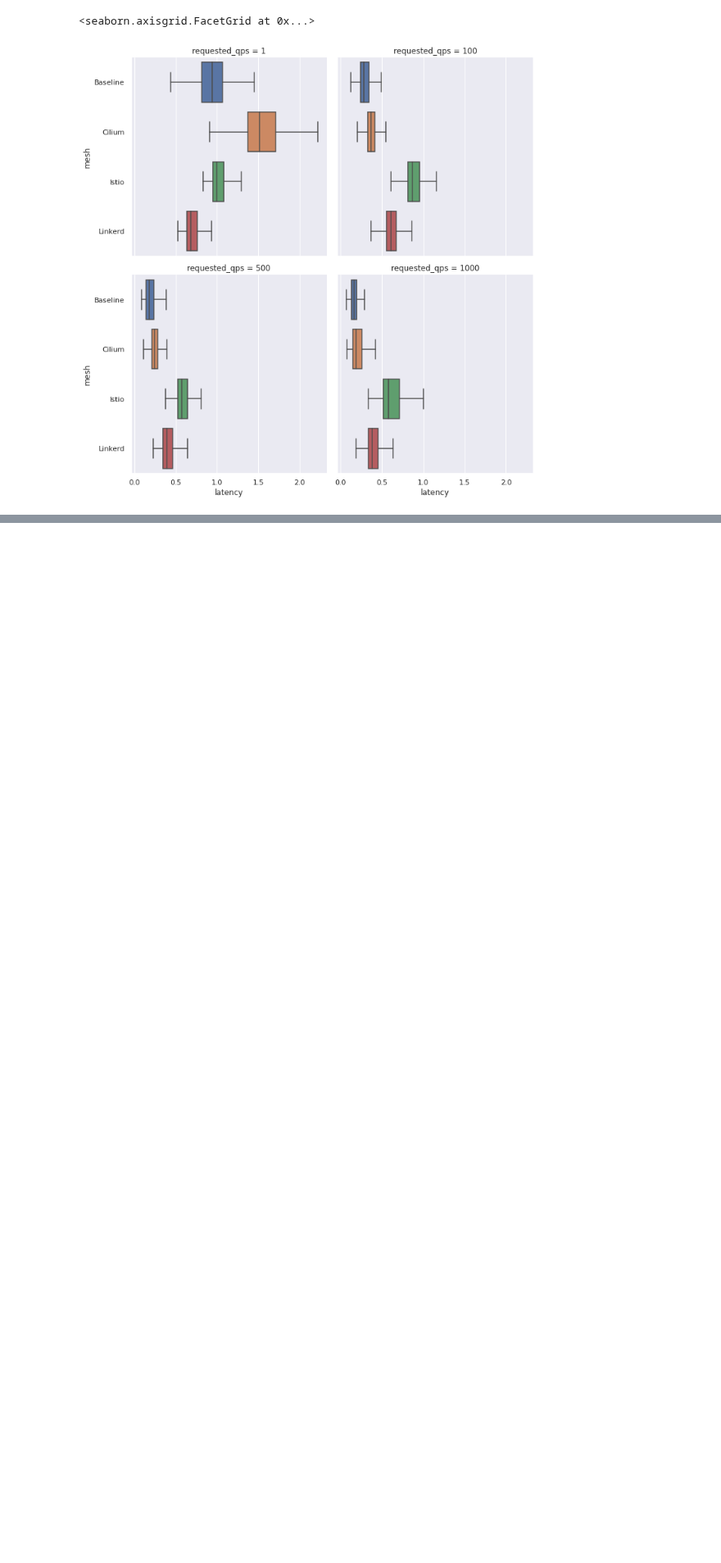
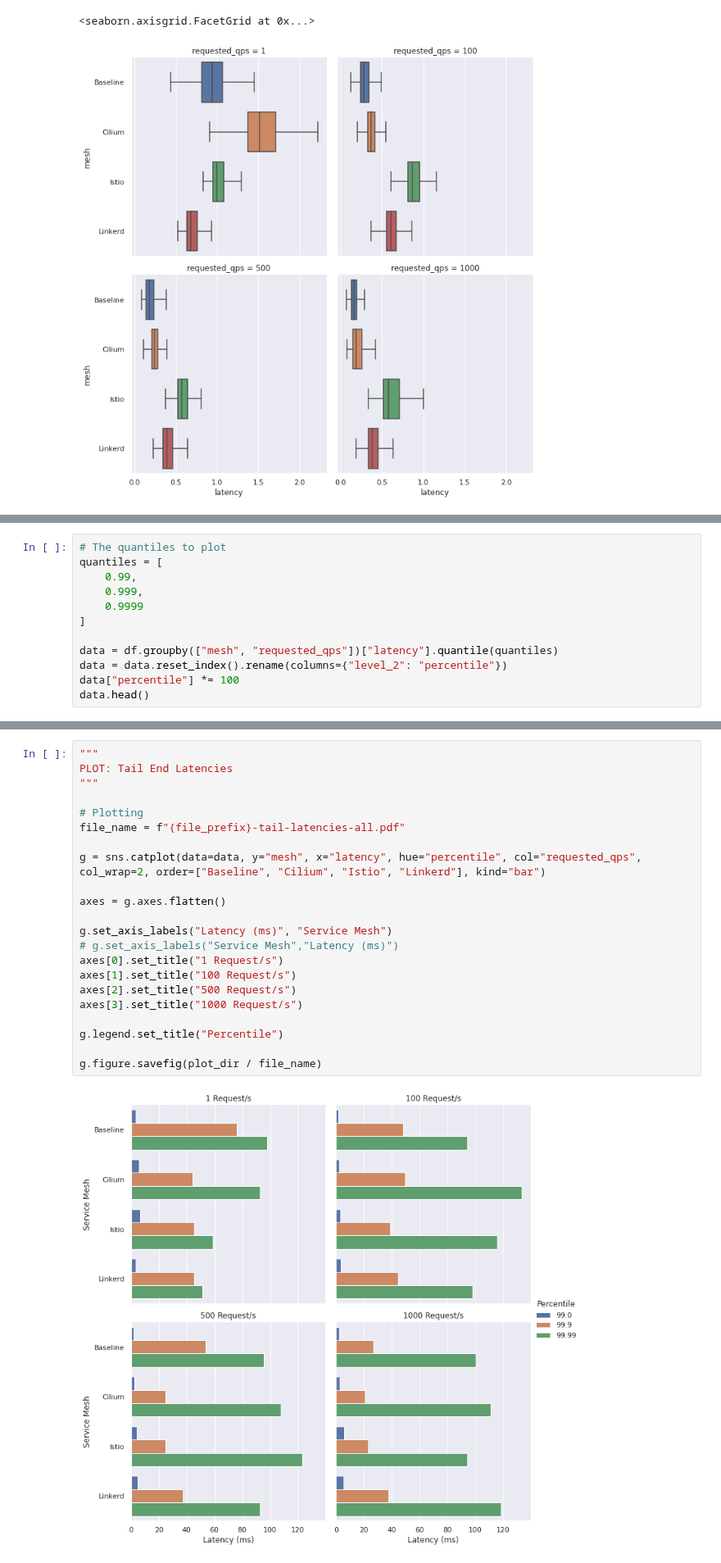
Before and after one commit to RichardBieringa/mesh-bench, a Jupyter notebook: viz/20_latencies.ipynb, the cells around one changed output, grey strips where cells are left out. Shown at 82% size. Drawn from its saved outputs; the diff is of its cells as text; blank space fills up the shorter version.

```diff
--- a/viz/20_latencies.ipynb
+++ b/viz/20_latencies.ipynb
@@ -147,0 +141,12 @@ ax = sns.jointplot(data=data, x="requested_qps", y="latency",)
+# %%
+# The quantiles to plot
+quantiles = [
+    0.99,
+    0.999,
+    0.9999
+]
+
+data = df.groupby(["mesh", "requested_qps"])["latency"].quantile(quantiles)
+data = data.reset_index().rename(columns={"level_2": "percentile"})
+data["percentile"] *= 100
+data.head()
@@ -147,0 +160,24 @@ ax = sns.jointplot(data=data, x="requested_qps", y="latency",)
+# %%
+"""
+PLOT: Tail End Latencies
+"""
+
+# Plotting
+file_name = f"{file_prefix}-tail-latencies-all.pdf"
+
+g = sns.catplot(data=data, y="mesh", x="latency", hue="percentile", col="requested_qps", col_wrap=2, order=["Baseline", "Cilium", "Istio", "Linkerd"], kind="bar")
+
+axes = g.axes.flatten()
+
+g.set_axis_labels("Latency (ms)", "Service Mesh")
+# g.set_axis_labels("Service Mesh","Latency (ms)")
+axes[0].set_title("1 Request/s")
+axes[1].set_title("100 Request/s")
+axes[2].set_title("500 Request/s")
+axes[3].set_title("1000 Request/s")
+
+g.legend.set_title("Percentile")
+
+g.figure.savefig(plot_dir / file_name)
+# %% [output]
+[figure, added]
```
Also changed, not shown: parts of 5 cells of this notebook, 13 other files.
